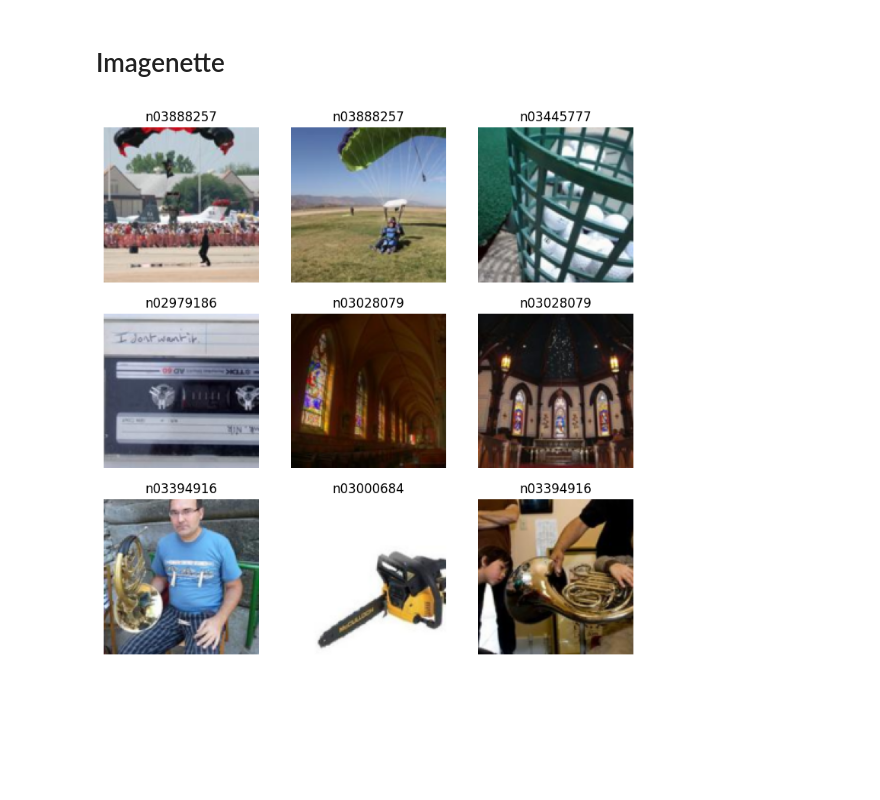
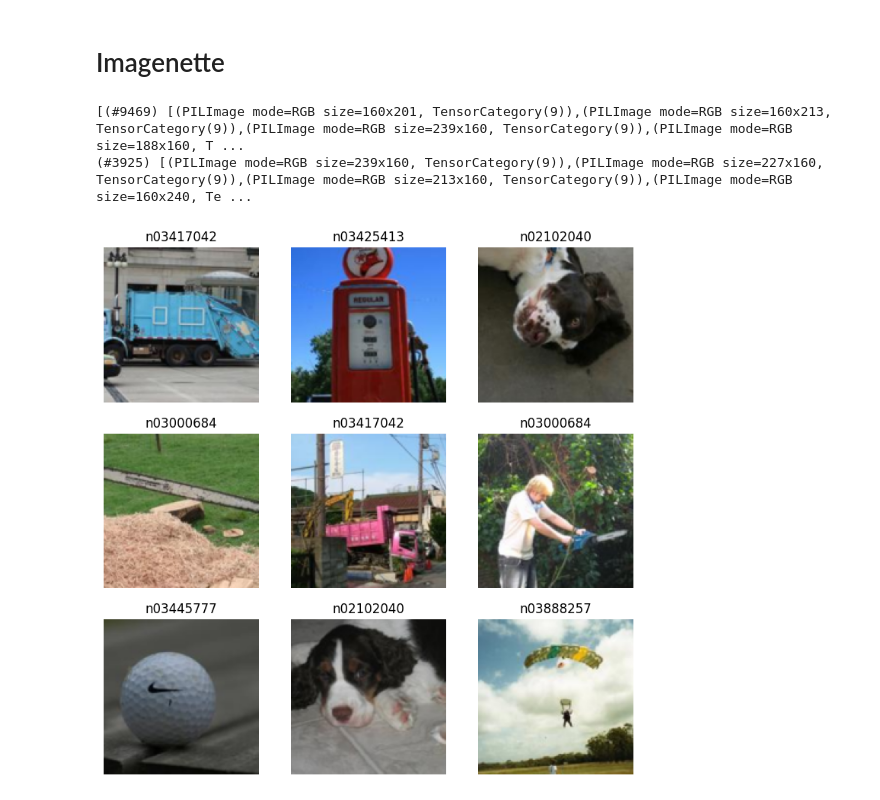
Before and after one commit to Irad-Zehavi/fastai-datasets, a Jupyter notebook: nbs/imagenette.ipynb, the cells around one changed output. Saved outputs shown, nothing was run; the diff lists cells and outputs as text; code cells hidden in the pictures; blank space fills up the shorter version.

Commit message:
Bugfix (imagenette)

```diff
--- a/nbs/imagenette.ipynb
+++ b/nbs/imagenette.ipynb
@@ -20,12 +20,18 @@ def Imagenette(size:Literal[None, 320, 160]):
         blocks=(ImageBlock, CategoryBlock),
         get_items=get_image_files,
         get_y=parent_label,
-        splitter=GrandparentSplitter()
+        splitter=GrandparentSplitter('train', 'val')
     ).datasets(untar_data(url))
+# %%
+dsets = Imagenette(size=160)
+dsets
+# %% [output]
+[(#9469) [(PILImage mode=RGB size=160x201, TensorCategory(9)),(PILImage mode=RGB size=160x213, TensorCategory(9)),(PILImage mode=RGB size=239x160, TensorCategory(9)),(PILImage mode=RGB size=188x160, T ...
+(#3925) [(PILImage mode=RGB size=239x160, TensorCategory(9)),(PILImage mode=RGB size=227x160, TensorCategory(9)),(PILImage mode=RGB size=213x160, TensorCategory(9)),(PILImage mode=RGB size=160x240, Te ...
 # %%
-Imagenette(size=160).dls(after_item=Resize(128)).show_batch()
+dsets.dls(after_item=Resize(128)).show_batch()
 # %% [output]
-[figure, old version]
+[figure, new version]
 # %%
 #| hide
 import nbdev; nbdev.nbdev_export()
```
Also changed, not shown: 1 other file.
